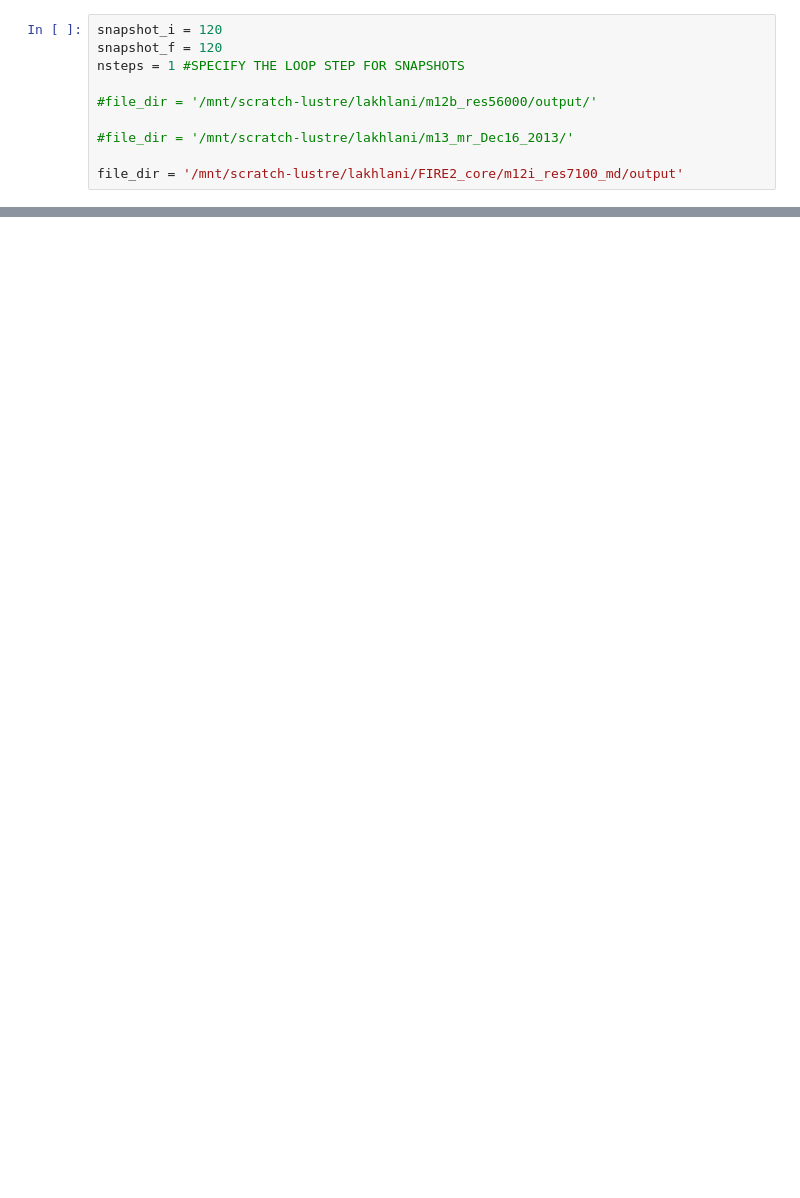
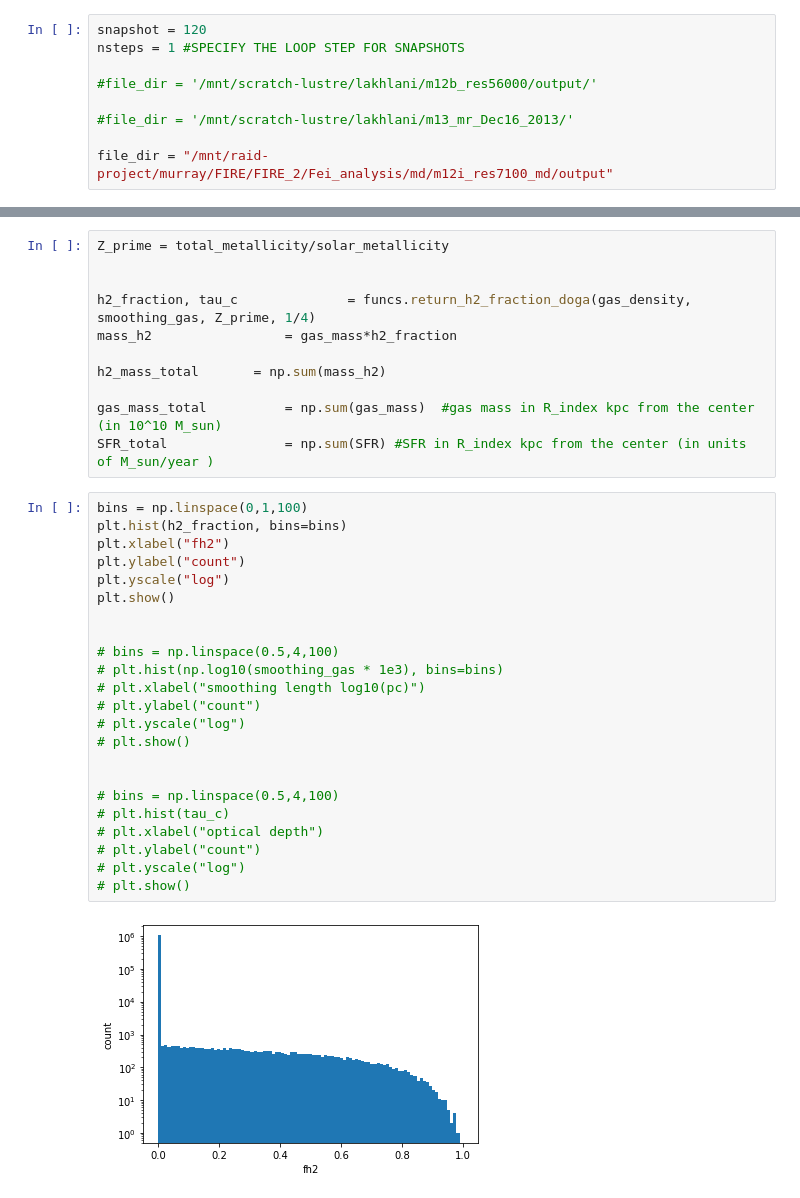
Before and after one commit to dtolgay/cita_semi_analytical_methods, a Jupyter notebook: gunjan/gunjan_semianalytical_analysis.ipynb, the cells around one changed output, grey strips where cells are left out. Cells and saved outputs as stored; diff of their text form; blank space fills up the shorter version.

```diff
--- a/gunjan/gunjan_semianalytical_analysis.ipynb
+++ b/gunjan/gunjan_semianalytical_analysis.ipynb
@@ -25,13 +26,12 @@ sigma_dust = 5.e-22    # cm^(2) g^(-1)]]
 h          = 0.7       # Hubble_parameter
 solar_metallicity = 0.02 #solar mass fraction
 # %%
-snapshot_i = 120
-snapshot_f = 120
+snapshot = 120
 nsteps = 1 #SPECIFY THE LOOP STEP FOR SNAPSHOTS
 
 #file_dir = '/mnt/scratch-lustre/lakhlani/m12b_res56000/output/'
 
 #file_dir = '/mnt/scratch-lustre/lakhlani/m13_mr_Dec16_2013/'
 
-file_dir = '/mnt/scratch-lustre/lakhlani/FIRE2_core/m12i_res7100_md/output'
+file_dir = "/mnt/raid-project/murray/FIRE/FIRE_2/Fei_analysis/md/m12i_res7100_md/output"
 # %%
@@ -53,0 +168,36 @@ KeyError: 'time'
+# %%
+Z_prime = total_metallicity/solar_metallicity
+
+
+h2_fraction, tau_c  			= funcs.return_h2_fraction_doga(gas_density, smoothing_gas, Z_prime, 1/4)
+mass_h2      			= gas_mass*h2_fraction
+
+h2_mass_total 		= np.sum(mass_h2)
+
+gas_mass_total          = np.sum(gas_mass)  #gas mass in R_index kpc from the center (in 10^10 M_sun)
+SFR_total			    = np.sum(SFR) #SFR in R_index kpc from the center (in units of M_sun/year )
+# %%
+bins = np.linspace(0,1,100)
+plt.hist(h2_fraction, bins=bins)
+plt.xlabel("fh2")
+plt.ylabel("count")
+plt.yscale("log")
+plt.show()
+
+
+# bins = np.linspace(0.5,4,100)
+# plt.hist(np.log10(smoothing_gas * 1e3), bins=bins)
+# plt.xlabel("smoothing length log10(pc)")
+# plt.ylabel("count")
+# plt.yscale("log")
+# plt.show()
+
+
+# bins = np.linspace(0.5,4,100)
+# plt.hist(tau_c)
+# plt.xlabel("optical depth")
+# plt.ylabel("count")
+# plt.yscale("log")
+# plt.show()
+# %% [output]
+[figure, added]
```
Also changed, not shown: parts of 7 cells of this notebook, 4 other files.
